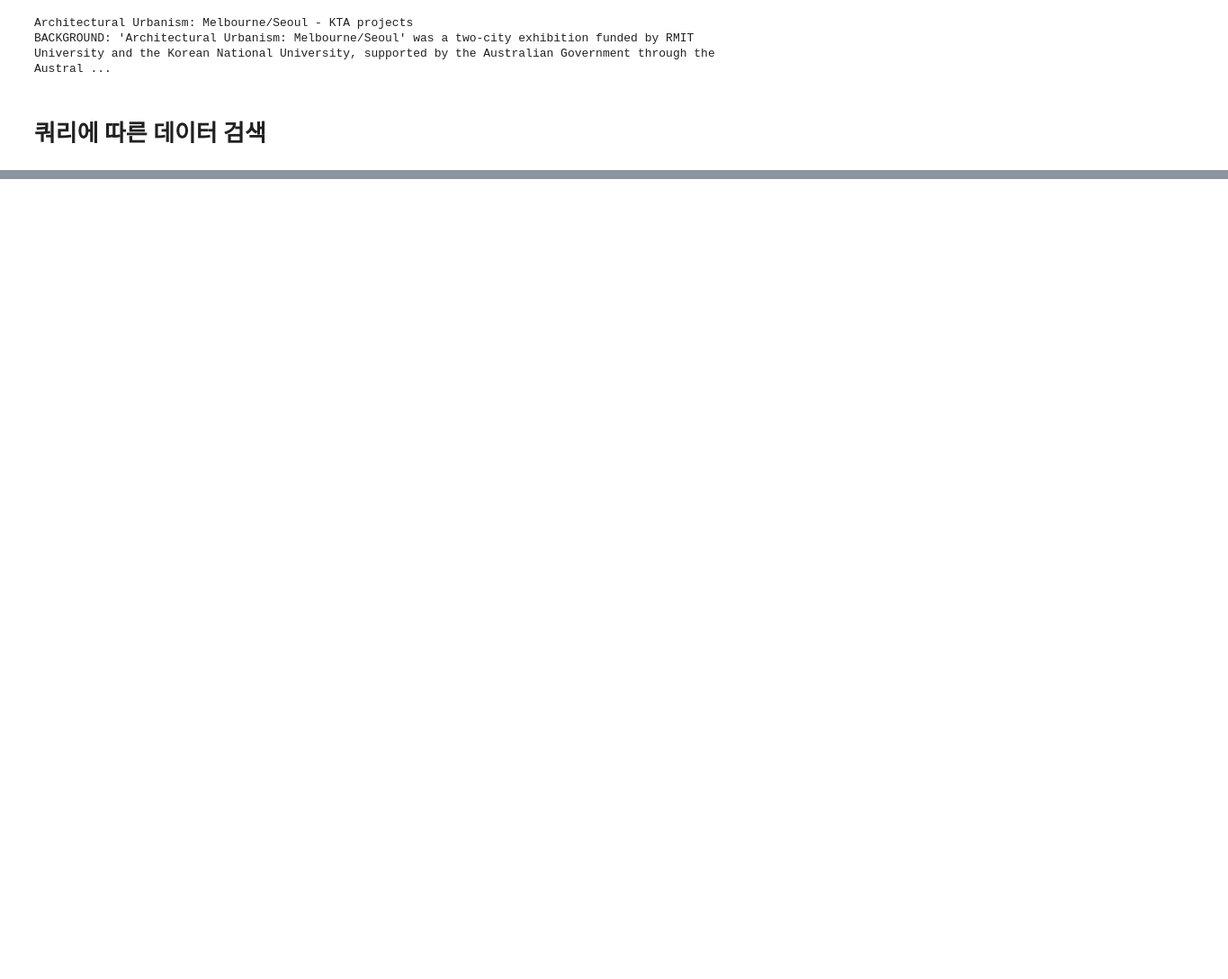
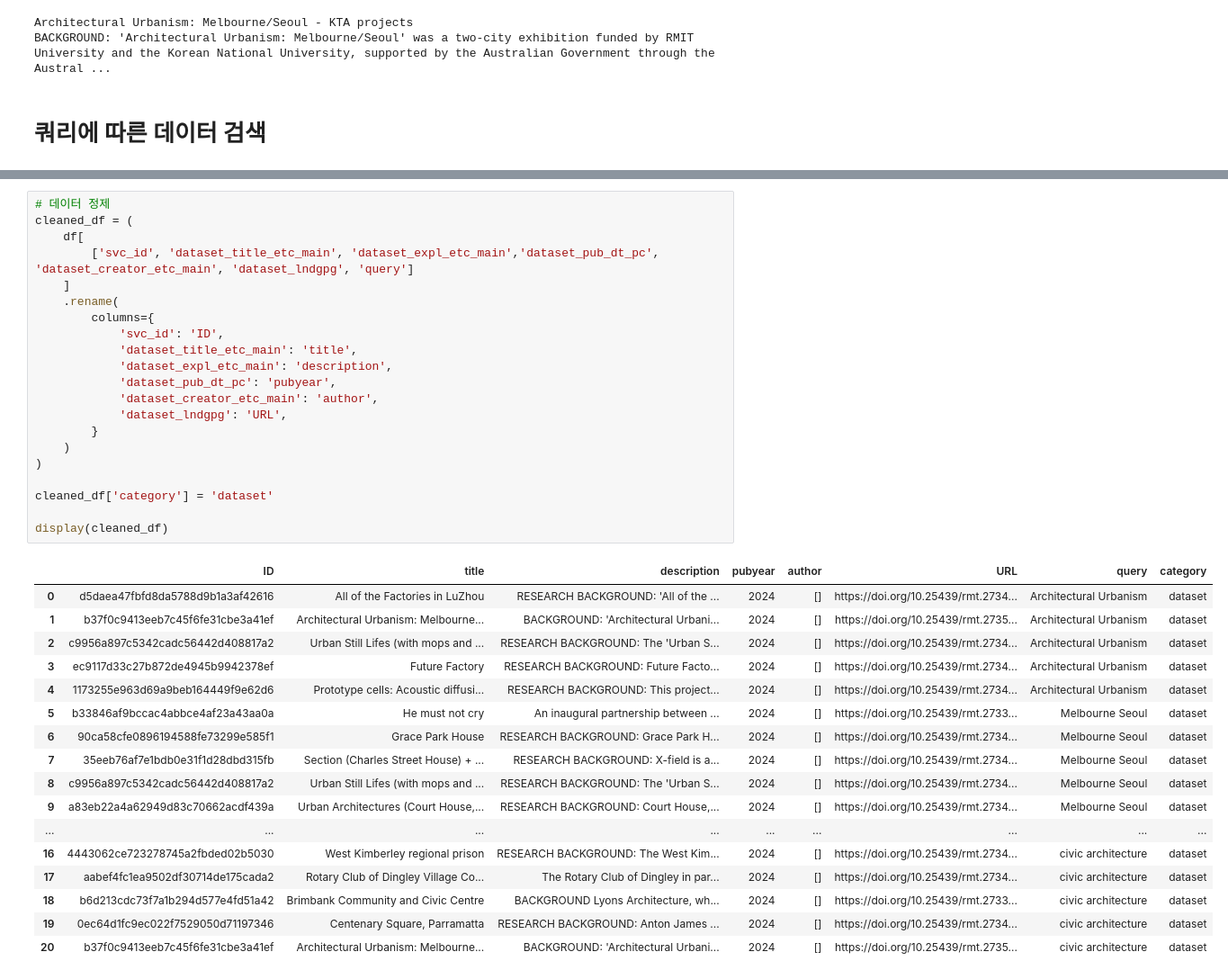
Before and after one commit to semistone97/kisti_recommender, a Jupyter notebook: notebooks/get_datasets.ipynb, the cells around one changed output, grey strips where cells are left out. Shown at 90% size. Saved outputs shown, nothing was run; the diff lists cells and outputs as text; blank space fills up the shorter version.

```diff
--- a/notebooks/get_datasets.ipynb
+++ b/notebooks/get_datasets.ipynb
@@ -86 +87,40 @@ df.to_csv('../data/search_results.csv', index=False, encoding='utf-8')
 21 rows × 52 columns
+# %%
+# 데이터 정제
+cleaned_df = (
+    df[
+        ['svc_id', 'dataset_title_etc_main', 'dataset_expl_etc_main','dataset_pub_dt_pc', 'dataset_creator_etc_main', 'dataset_lndgpg', 'query']
+    ]
+    .rename(
+        columns={
+            'svc_id': 'ID',
+            'dataset_title_etc_main': 'title',
+            'dataset_expl_etc_main': 'description',
+            'dataset_pub_dt_pc': 'pubyear',
+            'dataset_creator_etc_main': 'author',
+            'dataset_lndgpg': 'URL',
+        }
+    )
+)
+
+cleaned_df['category'] = 'dataset'
+
+display(cleaned_df)
+# %% [output]
+|  | ID | title | description | pubyear | author | URL | query | category |
+| 0 | d5daea47fbfd8da5788d9b1a3af42616 | All of the Factories in LuZhou | RESEARCH BACKGROUND: 'All of the ... | 2024 | [] | https://doi.org/10.25439/rmt.2734... | Architectural Urbanism | dataset |
+| 1 | b37f0c9413eeb7c45f6fe31cbe3a41ef | Architectural Urbanism: Melbourne... | BACKGROUND: 'Architectural Urbani... | 2024 | [] | https://doi.org/10.25439/rmt.2735... | Architectural Urbanism | dataset |
+| 2 | c9956a897c5342cadc56442d408817a2 | Urban Still Lifes (with mops and ... | RESEARCH BACKGROUND: The 'Urban S... | 2024 | [] | https://doi.org/10.25439/rmt.2734... | Architectural Urbanism | dataset |
+| 3 | ec9117d33c27b872de4945b9942378ef | Future Factory | RESEARCH BACKGROUND: Future Facto... | 2024 | [] | https://doi.org/10.25439/rmt.2734... | Architectural Urbanism | dataset |
+| 4 | 1173255e963d69a9beb164449f9e62d6 | Prototype cells: Acoustic diffusi... | RESEARCH BACKGROUND: This project... | 2024 | [] | https://doi.org/10.25439/rmt.2734... | Architectural Urbanism | dataset |
+| 5 | b33846af9bccac4abbce4af23a43aa0a | He must not cry | An inaugural partnership between ... | 2024 | [] | https://doi.org/10.25439/rmt.2733... | Melbourne Seoul | dataset |
+| 6 | 90ca58cfe0896194588fe73299e585f1 | Grace Park House | RESEARCH BACKGROUND: Grace Park H... | 2024 | [] | https://doi.org/10.25439/rmt.2734... | Melbourne Seoul | dataset |
+| 7 | 35eeb76af7e1bdb0e31f1d28dbd315fb | Section (Charles Street House) + ... | RESEARCH BACKGROUND: X-field is a... | 2024 | [] | https://doi.org/10.25439/rmt.2734... | Melbourne Seoul | dataset |
+| 8 | c9956a897c5342cadc56442d408817a2 | Urban Still Lifes (with mops and ... | RESEARCH BACKGROUND: The 'Urban S... | 2024 | [] | https://doi.org/10.25439/rmt.2734... | Melbourne Seoul | dataset |
+| 9 | a83eb22a4a62949d83c70662acdf439a | Urban Architectures (Court House,... | RESEARCH BACKGROUND: Court House,... | 2024 | [] | https://doi.org/10.25439/rmt.2734... | Melbourne Seoul | dataset |
+| ... | ... | ... | ... | ... | ... | ... | ... | ... |
+| 16 | 4443062ce723278745a2fbded02b5030 | West Kimberley regional prison | RESEARCH BACKGROUND: The West Kim... | 2024 | [] | https://doi.org/10.25439/rmt.2734... | civic architecture | dataset |
+| 17 | aabef4fc1ea9502df30714de175cada2 | Rotary Club of Dingley Village Co... | The Rotary Club of Dingley in par... | 2024 | [] | https://doi.org/10.25439/rmt.2734... | civic architecture | dataset |
+| 18 | b6d213cdc73f7a1b294d577e4fd51a42 | Brimbank Community and Civic Centre | BACKGROUND Lyons Architecture, wh... | 2024 | [] | https://doi.org/10.25439/rmt.2733... | civic architecture | dataset |
+| 19 | 0ec64d1fc9ec022f7529050d71197346 | Centenary Square, Parramatta | RESEARCH BACKGROUND: Anton James ... | 2024 | [] | https://doi.org/10.25439/rmt.2734... | civic architecture | dataset |
+| 20 | b37f0c9413eeb7c45f6fe31cbe3a41ef | Architectural Urbanism: Melbourne... | BACKGROUND: 'Architectural Urbani... | 2024 | [] | https://doi.org/10.25439/rmt.2735... | civic architecture | dataset |
```
Also changed, not shown: parts of 1 cell of this notebook, 1 other file.
